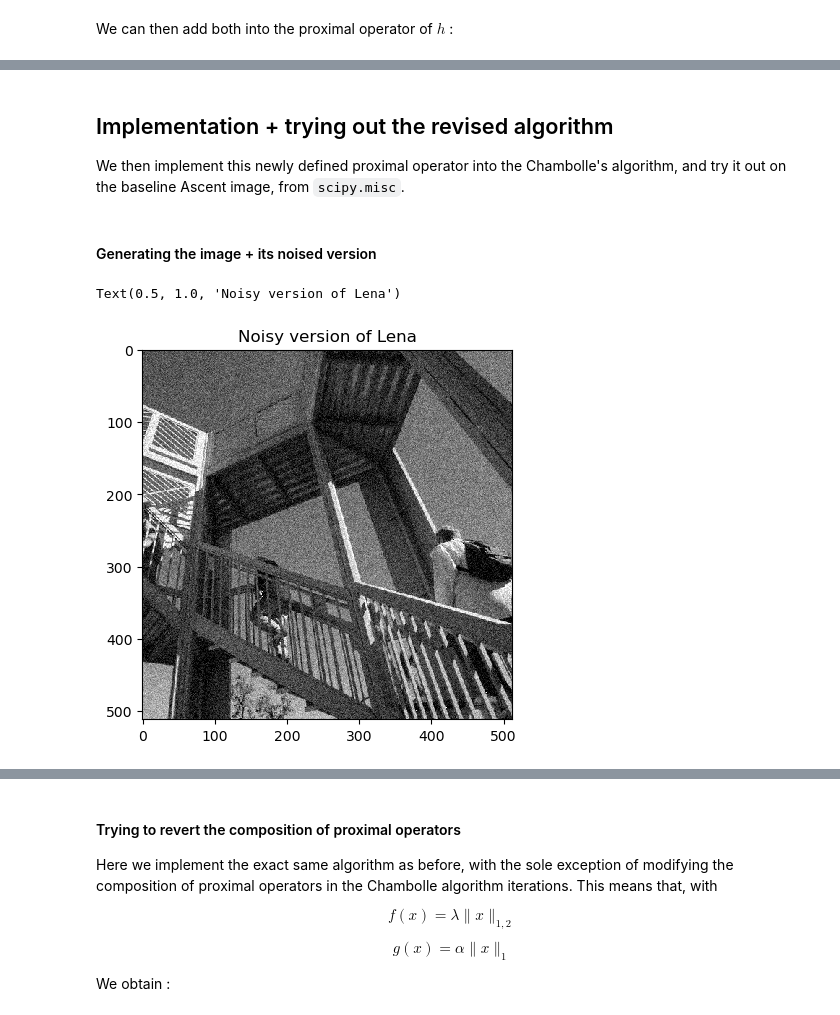
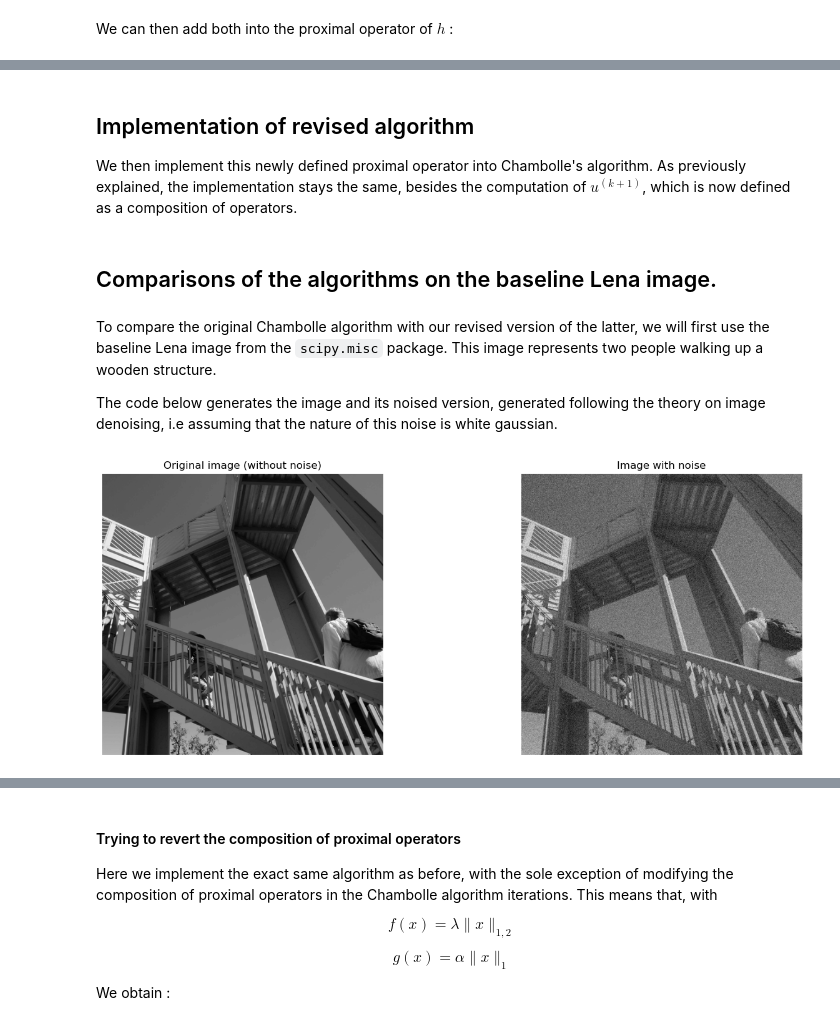
Before and after one commit to Romrchp/optml-project, a Jupyter notebook: background-notebooks/regularized_chambolle.ipynb, the cells around one changed output, grey strips where cells are left out. Saved outputs shown, nothing was run; the diff lists cells and outputs as text; code cells hidden in the pictures.

```diff
--- a/background-notebooks/regularized_chambolle.ipynb
+++ b/background-notebooks/regularized_chambolle.ipynb
@@ -163,7 +211,7 @@ def complete_proximal_operator(u, x, gamma, Lambda, alpha):
 # %% [markdown]
-## Implementation + trying out the revised algorithm
+## Implementation of revised algorithm
 
-We then implement this newly defined proximal operator into the Chambolle's algorithm, and try it out on the baseline Ascent image, from `scipy.misc`.
+We then implement this newly defined proximal operator into Chambolle's algorithm. As previously explained, the implementation stays the same, besides the computation of $u^{(k+1)}$, which is now defined as a composition of operators.
 # %%
 def chambolle_algorithm(noised_image,Lambda,gamma,alpha,nbiter) :
     """
@@ -208,18 +256,39 @@ def chambolle_algorithm(noised_image,Lambda,gamma,alpha,nbiter) :
     #Last x obtained is the denoised version of noised_image, we return it
     xdenoised = x
     return xdenoised,Ep_array,Ed_array
-# %% [markdown]
-#### Generating the image + its noised version
+# %% [markdown]
+## Comparisons of the algorithms on the baseline Lena image.
+# %% [markdown]
+To compare the original Chambolle algorithm with our revised version of the latter, we will first use the baseline Lena image from the `scipy.misc` package. This image represents two people walking up a wooden structure.
+
+The code below generates the image and its noised version, generated following the theory on image denoising, i.e assuming that the nature of this noise is white gaussian.
 # %%
 '''Generating input :'''
 xsharp = misc.ascent()
 xsharp = xsharp.astype(np.float32) #create image
 '''Add Noise'''
 (N1,N2) = np.shape(xsharp)
 noiselevel = 20
 noised_image = xsharp + noiselevel * np.random.randn(N1,N2)
-plt.imshow(noised_image, interpolation='nearest', cmap= plt.get_cmap('gray'), vmin=0, vmax=255)
-plt.title('Noisy version of Lena')
+
+# Create a figure with a row of 3 subplots
+fig, axs = plt.subplots(1, 2, figsize=(15, 5))
+
+
+axs[0].imshow(xsharp, cmap='gray')
+axs[0].set_title('Original image (without noise)')
+
+# Display each image in a subplot
+axs[1].imshow(noised_image, cmap='gray')
+axs[1].set_title('Image with noise')
+
+# Remove axes for a cleaner look
+
+for ax in axs:
+    ax.axis('off')
+
+# Show the plot
+plt.tight_layout()
+plt.show()
 # %% [output]
-Text(0.5, 1.0, 'Noisy version of Lena')
-[figure, old version]
+[figure, new version]
```
Also changed, not shown: parts of 13 cells of this notebook.
